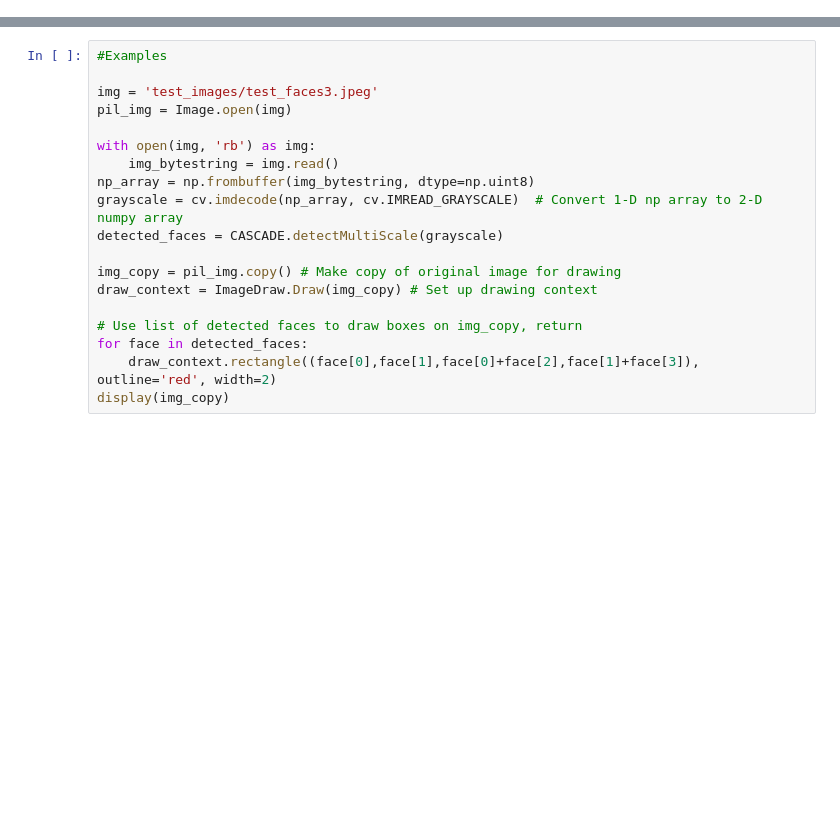
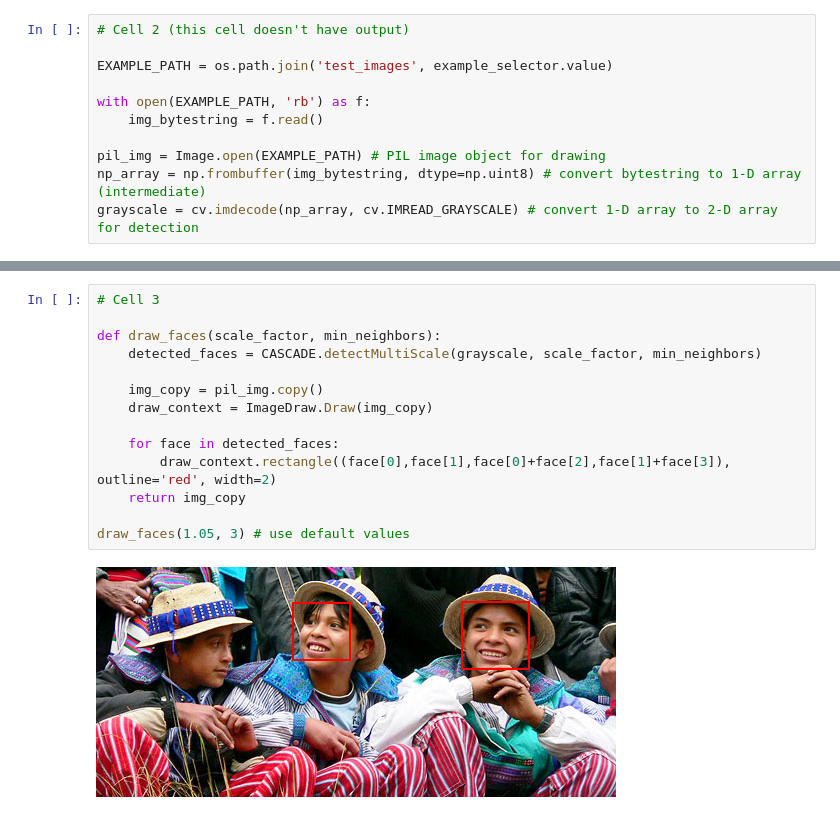
Before and after one commit to zachmichael14/face_detector, a Jupyter notebook: detector.ipynb, the cells around one changed output, grey strips where cells are left out. Drawn from its saved outputs; the diff is of its cells as text; blank space fills up the shorter version.

Commit message:
Create guided example

```diff
--- a/detector.ipynb
+++ b/detector.ipynb
@@ -50,0 +85,11 @@ display(live_button)
+# %%
+# Cell 2 (this cell doesn't have output)
+
+EXAMPLE_PATH = os.path.join('test_images', example_selector.value)
+
+with open(EXAMPLE_PATH, 'rb') as f:
+    img_bytestring = f.read()
+
+pil_img = Image.open(EXAMPLE_PATH) # PIL image object for drawing
+np_array = np.frombuffer(img_bytestring, dtype=np.uint8) # convert bytestring to 1-D array (intermediate)
+grayscale = cv.imdecode(np_array, cv.IMREAD_GRAYSCALE) # convert 1-D array to 2-D array for detection
@@ -51,19 +101,16 @@ display(live_button)
 # %%
-#Examples
+# Cell 3
 
-img = 'test_images/test_faces3.jpeg'
-pil_img = Image.open(img)
+def draw_faces(scale_factor, min_neighbors):
+    detected_faces = CASCADE.detectMultiScale(grayscale, scale_factor, min_neighbors)
 
-with open(img, 'rb') as img:
-    img_bytestring = img.read()
-np_array = np.frombuffer(img_bytestring, dtype=np.uint8)
-grayscale = cv.imdecode(np_array, cv.IMREAD_GRAYSCALE)  # Convert 1-D np array to 2-D numpy array
-detected_faces = CASCADE.detectMultiScale(grayscale)
+    img_copy = pil_img.copy()
+    draw_context = ImageDraw.Draw(img_copy)
 
-img_copy = pil_img.copy() # Make copy of original image for drawing
-draw_context = ImageDraw.Draw(img_copy) # Set up drawing context
+    for face in detected_faces:
+        draw_context.rectangle((face[0],face[1],face[0]+face[2],face[1]+face[3]), outline='red', width=2)
+    return img_copy
 
-# Use list of detected faces to draw boxes on img_copy, return
-for face in detected_faces:
-    draw_context.rectangle((face[0],face[1],face[0]+face[2],face[1]+face[3]), outline='red', width=2)
-display(img_copy)
+draw_faces(1.05, 3) # use default values
+# %% [output]
+[figure, added]
```
Also changed, not shown: parts of 12 cells of this notebook.
